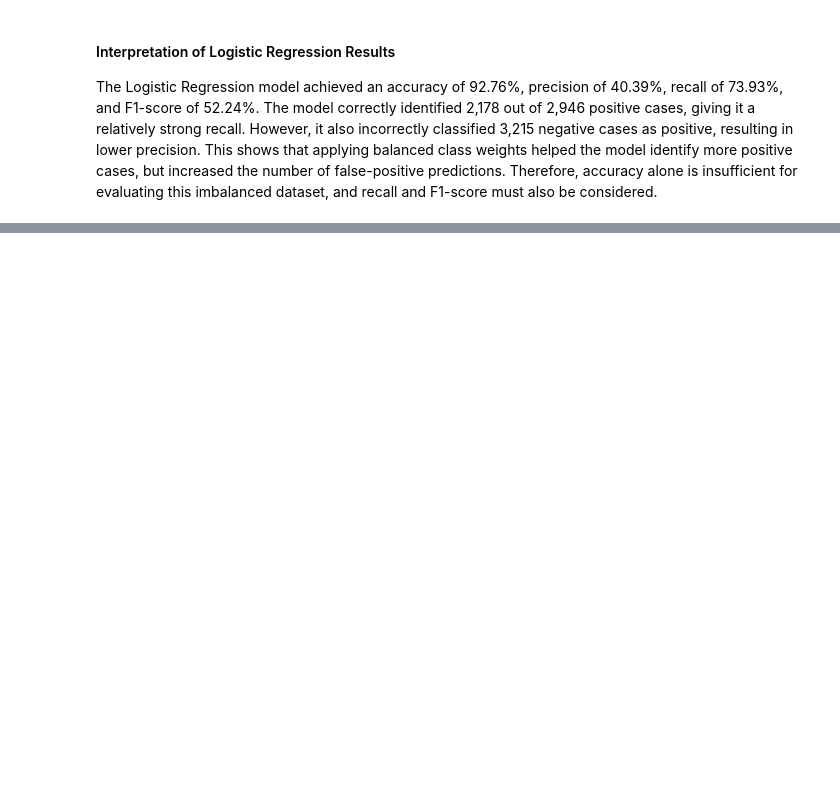
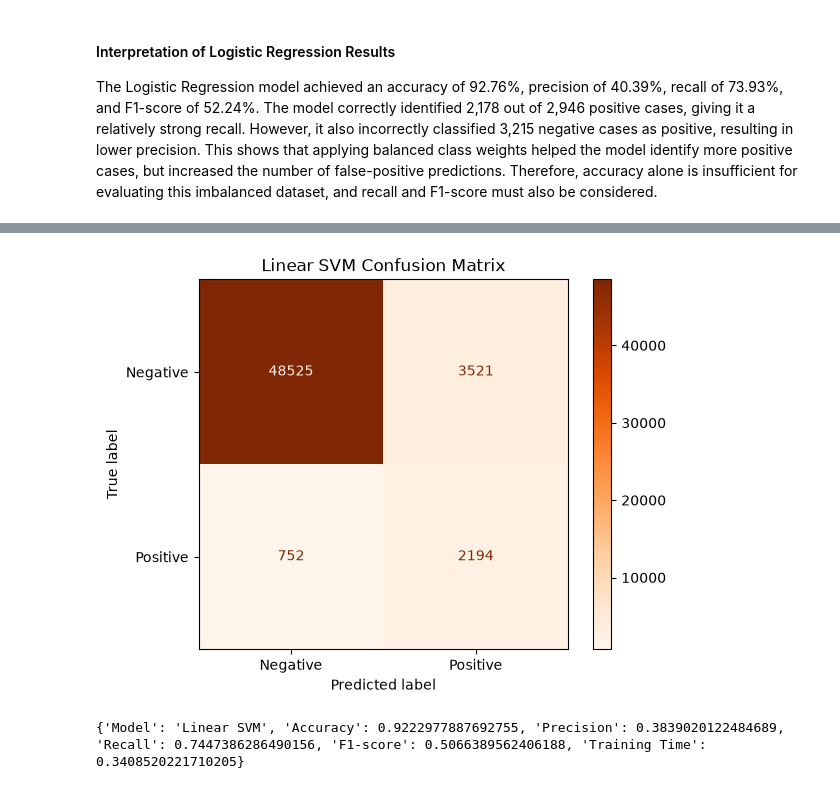
Before and after one commit to Leonchang06/COVID19_ML_Project, a Jupyter notebook: covid_analysis.ipynb, the cells around one changed output, grey strips where cells are left out. Cells and saved outputs as stored; diff of their text form; code cells hidden in the pictures; blank space fills up the shorter version.

```diff
--- a/covid_analysis.ipynb
+++ b/covid_analysis.ipynb
@@ -693,0 +899,18 @@ print("Saved location:", model_path)
+# %%
+start_time = time.time()
+
+linear_svm_model.fit(
+    X_train_encoded,
+    y_train
+)
+
+linear_svm_training_time = (
+    time.time() - start_time
+)
+
+print("Linear SVM training completed!")
+
+print(
+    f"Training time: "
+    f"{linear_svm_training_time:.2f} seconds"
+)
@@ -693,0 +920,13 @@ print("Saved location:", model_path)
+# %%
+linear_svm_predictions = (
+    linear_svm_model.predict(
+        X_test_encoded
+    )
+)
+
+print("Prediction completed!")
+
+print(
+    "Number of predictions:",
+    len(linear_svm_predictions)
+)
@@ -693,0 +996,29 @@ print("Saved location:", model_path)
+# %%
+ConfusionMatrixDisplay.from_predictions(
+    y_test,
+    linear_svm_predictions,
+    display_labels=[
+        "Negative",
+        "Positive"
+    ],
+    cmap="Oranges",
+    values_format="d"
+)
+
+plt.title("Linear SVM Confusion Matrix")
+plt.show()
+# %% [output]
+[figure, added]
+# %%
+linear_svm_result = {
+    "Model": "Linear SVM",
+    "Accuracy": linear_svm_accuracy,
+    "Precision": linear_svm_precision,
+    "Recall": linear_svm_recall,
+    "F1-score": linear_svm_f1,
+    "Training Time": linear_svm_training_time
+}
+
+print(linear_svm_result)
+# %% [output]
+{'Model': 'Linear SVM', 'Accuracy': 0.9222977887692755, 'Precision': 0.3839020122484689, 'Recall': 0.7447386286490156, 'F1-score': 0.5066389562406188, 'Training Time': 0.3408520221710205}
```
Also changed, not shown: parts of 28 cells of this notebook, 3 other files.
